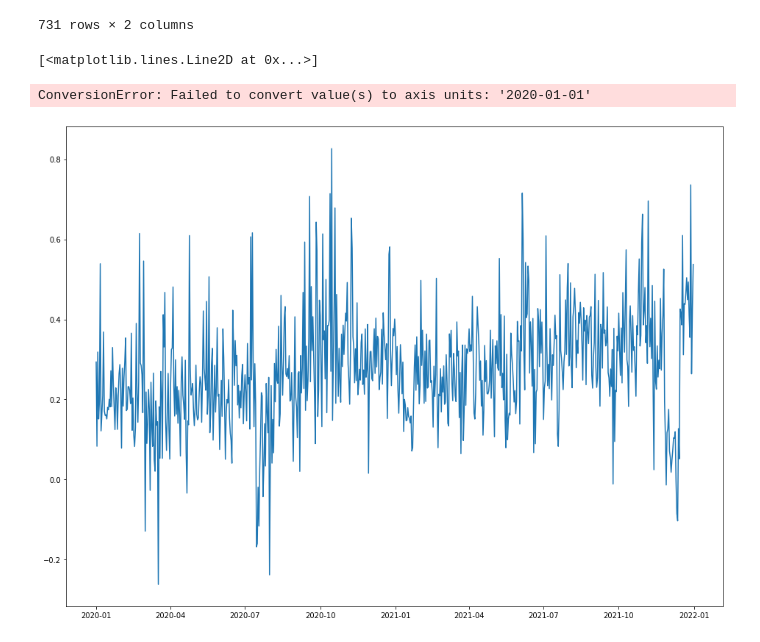
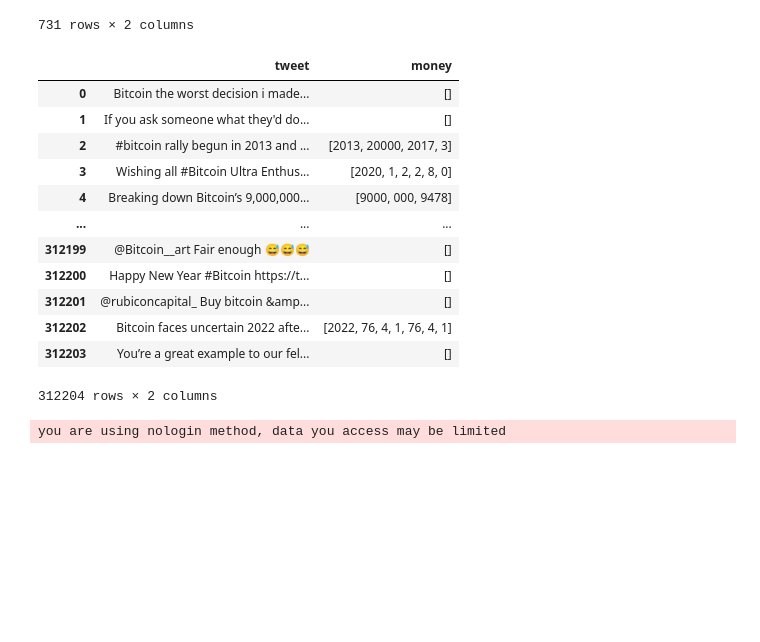
Before and after one commit to kevctae/Bittooth, a Jupyter notebook: notebooks/Cleaning Twitter Data (1).ipynb, the cells around one changed output. Cells and saved outputs as stored; diff of their text form; code cells hidden in the pictures; blank space fills up the shorter version.

```diff
--- a/notebooks/Cleaning Twitter Data (1).ipynb
+++ b/notebooks/Cleaning Twitter Data (1).ipynb
@@ -338,18 +278,14 @@ df_bydate
 | 730 | 2021-12-31 | 0.537401 |
 731 rows × 2 columns
 # %%
-fig, ax = plt.subplots(figsize=(16, 12))
+# fig, ax = plt.subplots(figsize=(16, 12))
 
-ax.plot(df_bydate['created_at'], df_bydate['compound_weight'])
-ax.set_xlim(["2020-01-01", "2020-12-31"])
-ax.set_xlabel("Time (days)")
-ax.set_ylabel("Compound Weight")
+# ax.plot(df_bydate['created_at'], df_bydate['compound_weight'])
+# ax.set_xlim(["2020-01-01", "2020-12-31"])
+# ax.set_xlabel("Time (days)")
+# ax.set_ylabel("Compound Weight")
 
-plt.show()
+# plt.show()
-# %% [output]
-[<matplotlib.lines.Line2D at 0x...>]
-ConversionError: Failed to convert value(s) to axis units: '2020-01-01'
-[figure, removed]
 # %%
 # Stremming ex hom/home/homey
 # group compound words
@@ -373,0 +304,17 @@ all_money
+# %%
+df['money'] = all_money
+df[['tweet', 'money']]
+# %% [output]
+|  | tweet | money |
+| 0 | Bitcoin the worst decision i made... | [] |
+| 1 | If you ask someone what they'd do... | [] |
+| 2 | #bitcoin rally begun in 2013 and ... | [2013, 20000, 2017, 3] |
+| 3 | Wishing all #Bitcoin Ultra Enthus... | [2020, 1, 2, 2, 8, 0] |
+| 4 | Breaking down Bitcoin’s 9,000,000... | [9000, 000, 9478] |
+| ... | ... | ... |
+| 312199 | @Bitcoin__art Fair enough 😅😅😅 | [] |
+| 312200 | Happy New Year #Bitcoin https://t... | [] |
+| 312201 | @rubiconcapital_ Buy bitcoin &amp... | [] |
+| 312202 | Bitcoin faces uncertain 2022 afte... | [2022, 76, 4, 1, 76, 4, 1] |
+| 312203 | You’re a great example to our fel... | [] |
+312204 rows × 2 columns
@@ -373,0 +326,5 @@ all_money
+# %%
+from tvDatafeed import TvDatafeed, Interval
+tv = TvDatafeed()
+# %% [output]
+you are using nologin method, data you access may be limited
```
Also changed, not shown: parts of 20 cells of this notebook.
